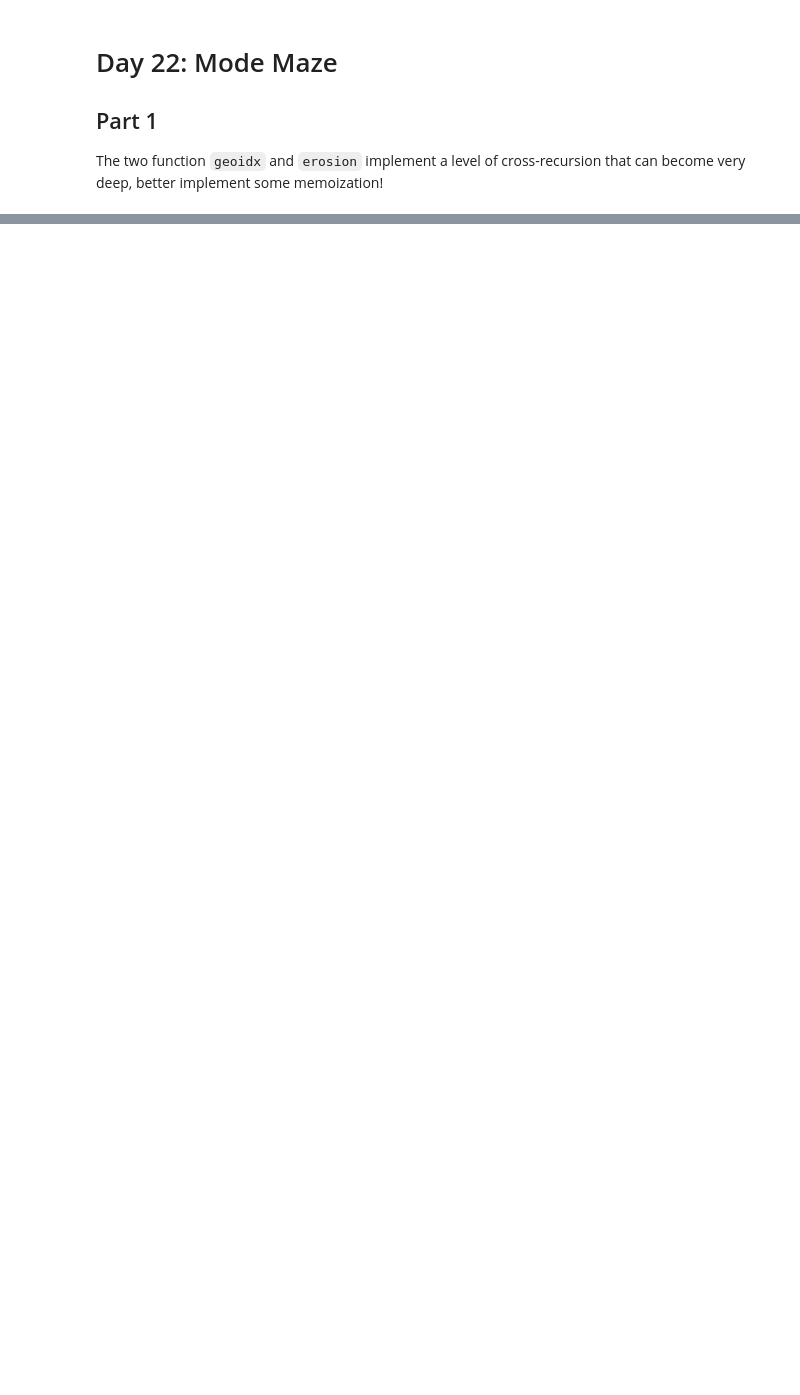
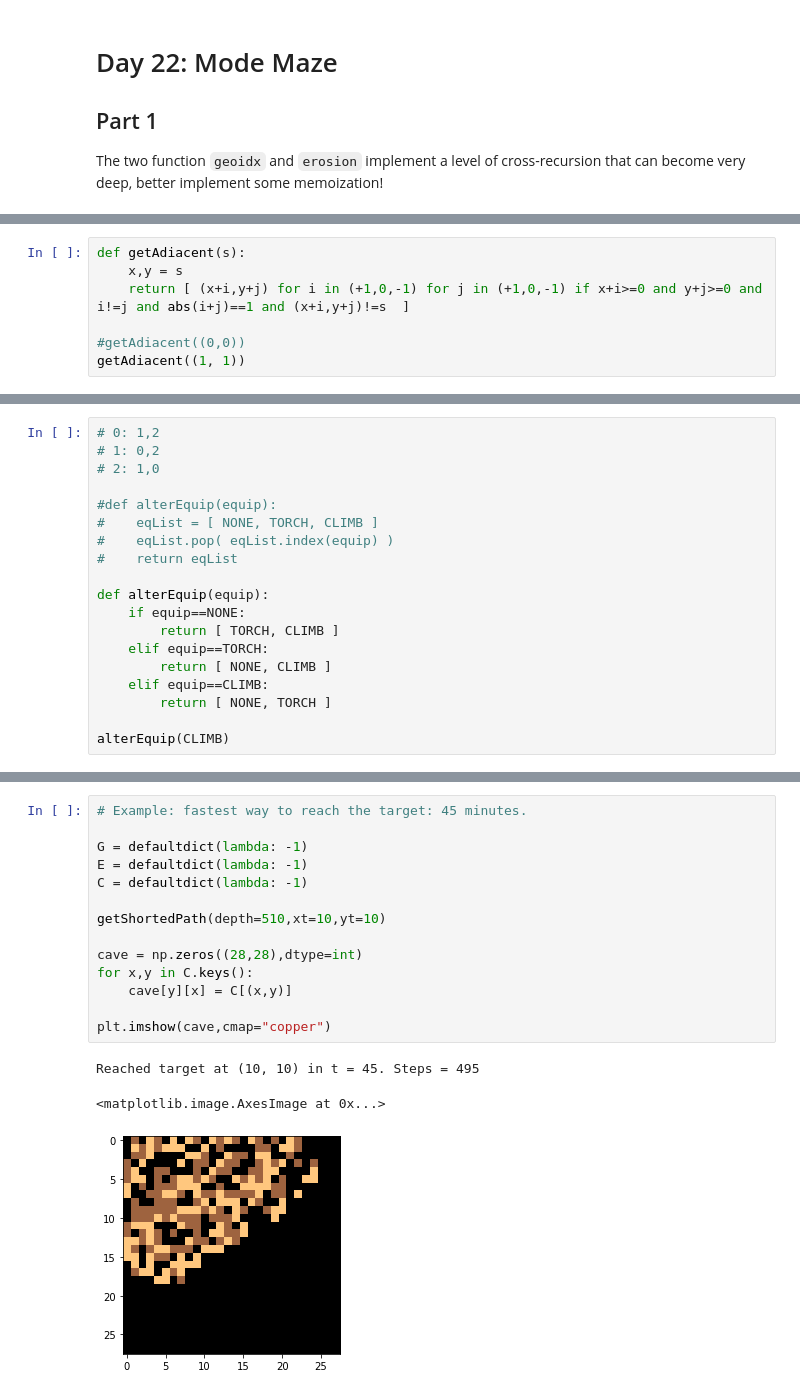
Before and after one commit to marcodelmastro/AdventOfCode2018, a Jupyter notebook: Day 22.ipynb, the cells around one changed output, grey strips where cells are left out. Saved outputs shown, nothing was run; the diff lists cells and outputs as text; blank space fills up the shorter version.

```diff
--- a/Day 22.ipynb
+++ b/Day 22.ipynb
@@ -84,0 +106,7 @@ This could be solved with BFS tracking all possible path of (positions on grid,
+# %%
+def getAdiacent(s):
+    x,y = s
+    return [ (x+i,y+j) for i in (+1,0,-1) for j in (+1,0,-1) if x+i>=0 and y+j>=0 and i!=j and abs(i+j)==1 and (x+i,y+j)!=s  ]
+
+#getAdiacent((0,0))
+getAdiacent((1, 1))
@@ -84,0 +142,19 @@ This could be solved with BFS tracking all possible path of (positions on grid,
+# %%
+# 0: 1,2
+# 1: 0,2
+# 2: 1,0
+
+#def alterEquip(equip):
+#    eqList = [ NONE, TORCH, CLIMB ]
+#    eqList.pop( eqList.index(equip) )
+#    return eqList
+
+def alterEquip(equip):
+    if equip==NONE:
+        return [ TORCH, CLIMB ]
+    elif equip==TORCH:
+        return [ NONE, CLIMB ]
+    elif equip==CLIMB:
+        return [ NONE, TORCH ]
+
+alterEquip(CLIMB)
@@ -84,0 +218,18 @@ This could be solved with BFS tracking all possible path of (positions on grid,
+# %%
+# Example: fastest way to reach the target: 45 minutes.
+
+G = defaultdict(lambda: -1)
+E = defaultdict(lambda: -1)
+C = defaultdict(lambda: -1)
+
+getShortedPath(depth=510,xt=10,yt=10)
+
+cave = np.zeros((28,28),dtype=int)
+for x,y in C.keys():
+    cave[y][x] = C[(x,y)]
+
+plt.imshow(cave,cmap="copper")
+# %% [output]
+Reached target at (10, 10) in t = 45. Steps = 495
+<matplotlib.image.AxesImage at 0x...>
+[figure, added]
```
Also changed, not shown: parts of 12 cells of this notebook, 1 other file.
